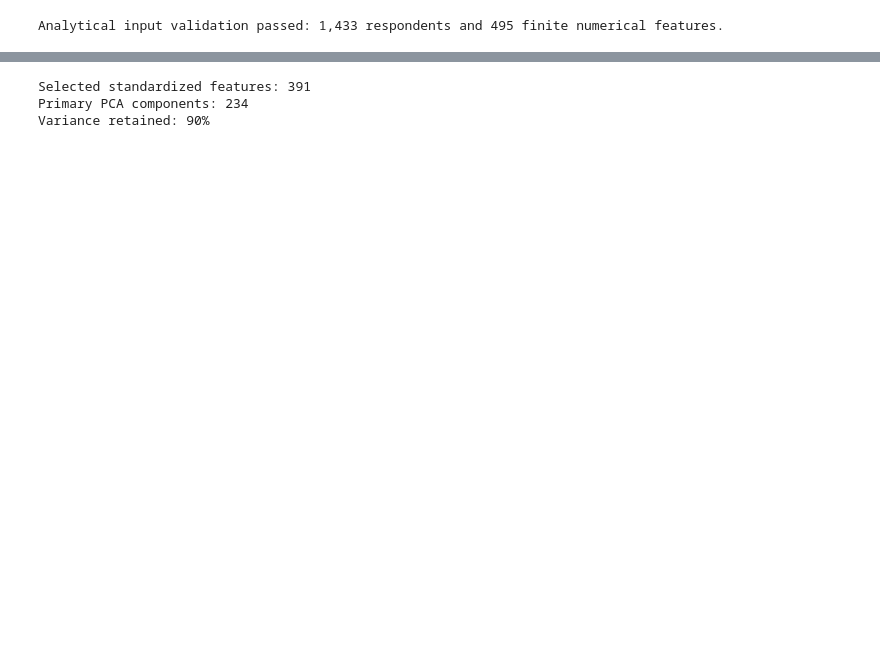
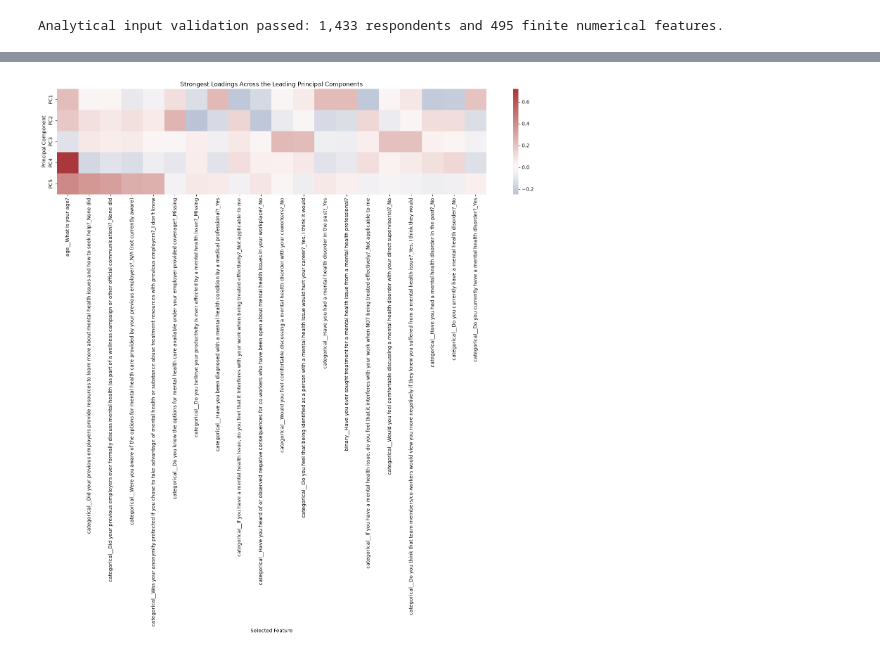
Before and after one commit to CyrilCele/mental-health-in-tech-ml, a Jupyter notebook: notebooks/03_dimensionality_reduction.ipynb, the cells around one changed output, grey strips where cells are left out. Cells and saved outputs as stored; diff of their text form; code cells hidden in the pictures; blank space fills up the shorter version.

Commit message:
notebook 01: rewrite the entire notebook

```diff
--- a/notebooks/03_dimensionality_reduction.ipynb
+++ b/notebooks/03_dimensionality_reduction.ipynb
@@ -534,24 +720,29 @@ Cumulative explained variance retained: 90%.
 # %%
-# Report the complete dimensionality-reduction decision without repeating
-# the same information elsewhere in the notebook.
-selected_features = X_selected_scaled.shape[1]
-pca_features = X_pca.shape[1]
+# Visualize the strongest structure while retating the sign of each
+# feature contribution to the leading principal components.
+loading_matrix = leading_loadings.head(20).drop(
+    columns="maximum_absolute_loading"
+).T
 
-print(
-    f"Selected standardized features: {selected_features:,}"
+fig, ax = plt.subplots(figsize=(16, 16))
+
+sns.heatmap(
+    loading_matrix,
+    cmap="vlag",
+    center=0,
+    ax=ax
 )
 
-print(
-    f"Primary PCA components: {pca_features:,}"
+ax.set(
+    title="Strongest Loadings Across the Leading Principal Components",
+    xlabel="Selected Feature",
+    ylabel="Principal Component",
 )
 
-print(
-    f"Variance retained: {pca_retained_variance:.0%}"
-)
+plt.tight_layout()
+plt.show()
 # %% [output]
-Selected standardized features: 391
-Primary PCA components: 234
-Variance retained: 90%
+[figure, added]
 # %% [markdown]
 ### Interpretation
 
```
Also changed, not shown: parts of 65 cells of this notebook, 51 other files.
